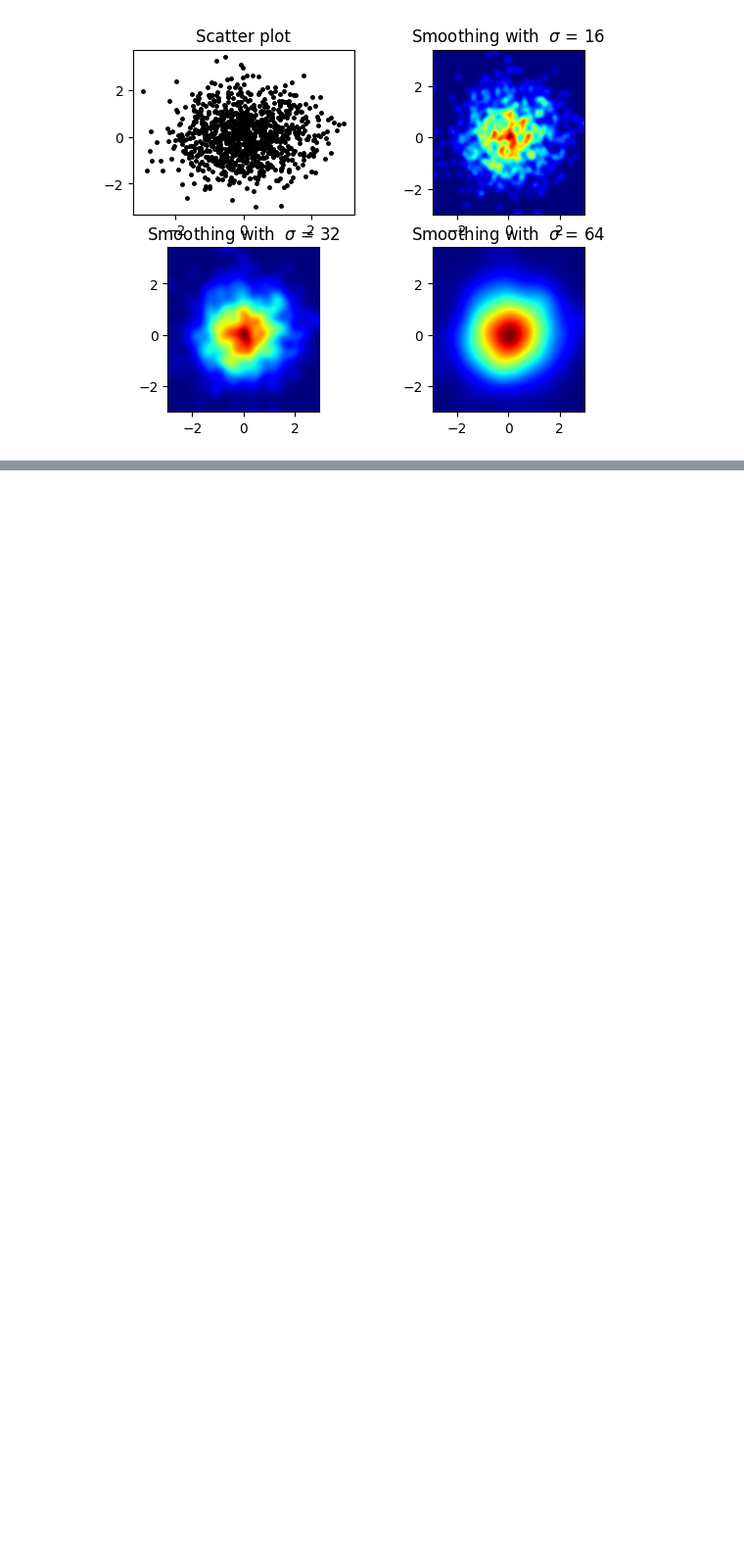
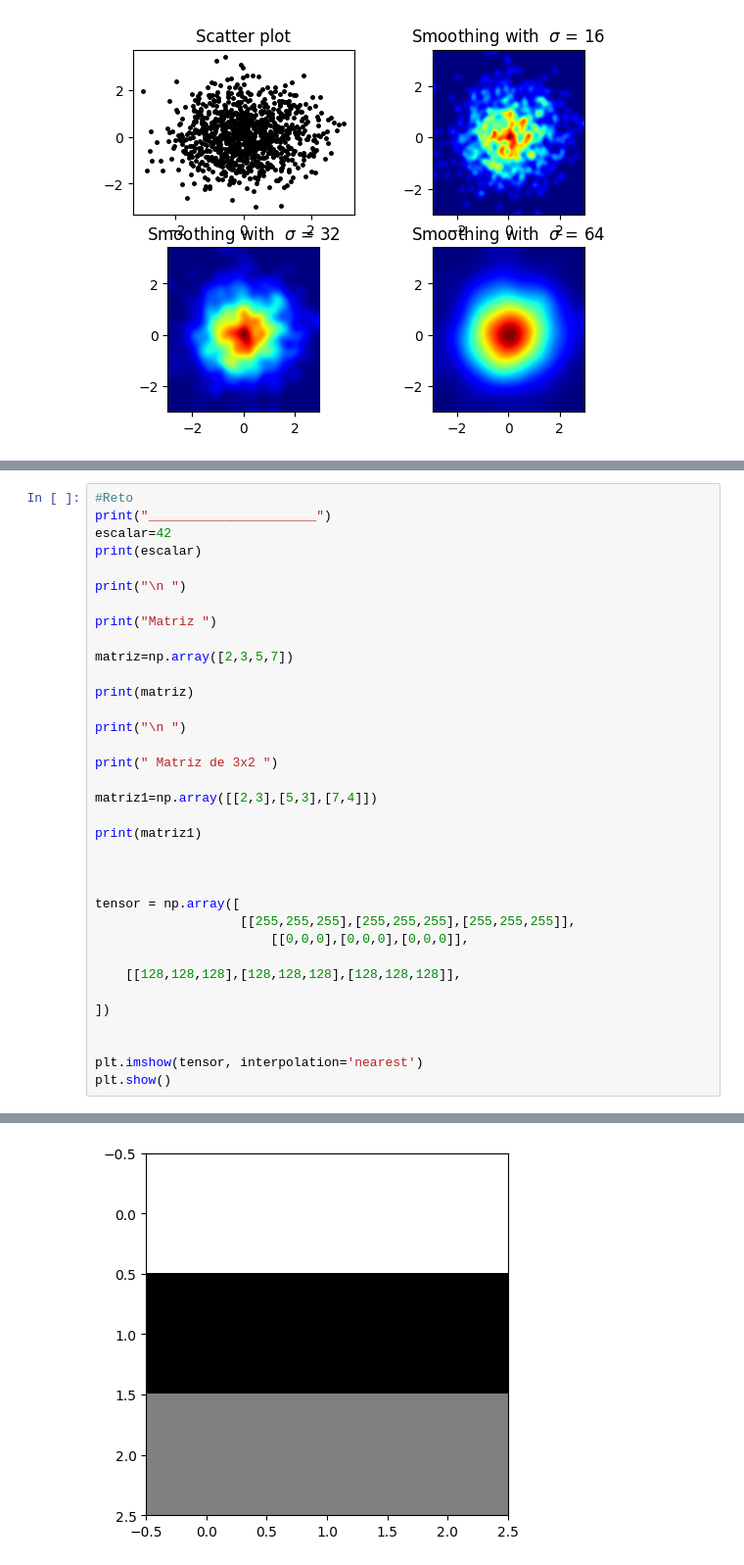
Before and after one commit to Nancy2615/nancy, a Jupyter notebook: Escalares,_Vectores_y_matrices,_tensores.ipynb, the cells around one changed output, grey strips where cells are left out. Shown at 98% size. Cells and saved outputs as stored; diff of their text form; blank space fills up the shorter version.

```diff
--- a/Escalares,_Vectores_y_matrices,_tensores.ipynb
+++ b/Escalares,_Vectores_y_matrices,_tensores.ipynb
@@ -148,0 +181,36 @@ plt.show()
+# %%
+#Reto
+print("______________________")
+escalar=42
+print(escalar)
+
+print("\n ")
+
+print("Matriz ")
+
+matriz=np.array([2,3,5,7])
+
+print(matriz)
+
+print("\n ")
+
+print(" Matriz de 3x2 ")
+
+matriz1=np.array([[2,3],[5,3],[7,4]])
+
+print(matriz1)
+
+
+
+tensor = np.array([
+                   [[255,255,255],[255,255,255],[255,255,255]],
+                       [[0,0,0],[0,0,0],[0,0,0]],
+
+    [[128,128,128],[128,128,128],[128,128,128]],
+
+])
+
+
+plt.imshow(tensor, interpolation='nearest')
+plt.show()
+# %% [output]
@@ -148,0 +229 @@ plt.show()
+[figure, added]
```
Also changed, not shown: parts of 3 cells of this notebook.
